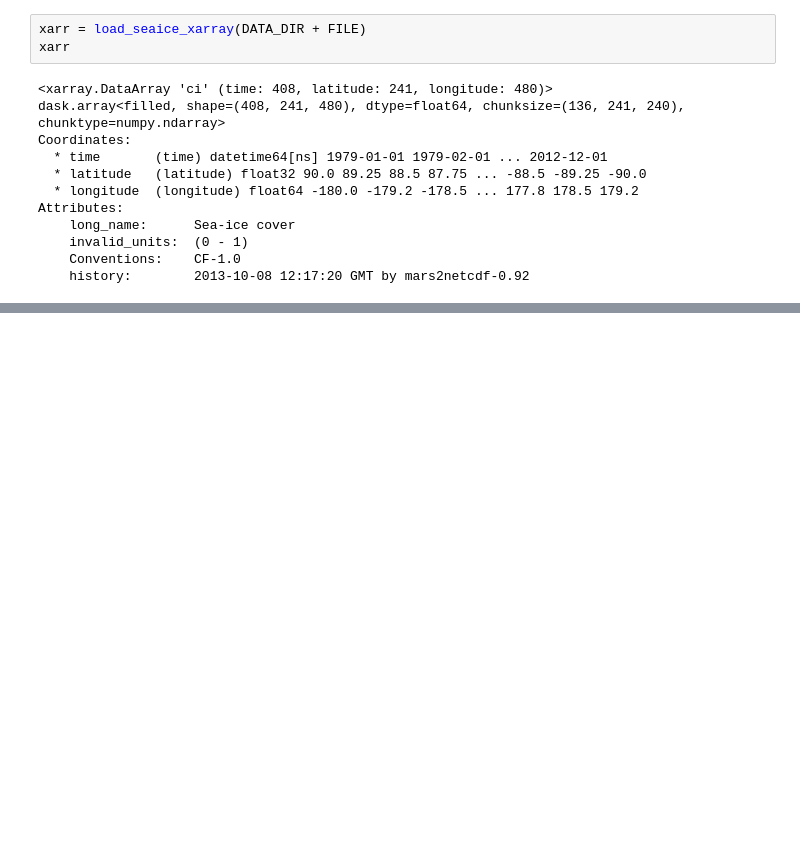
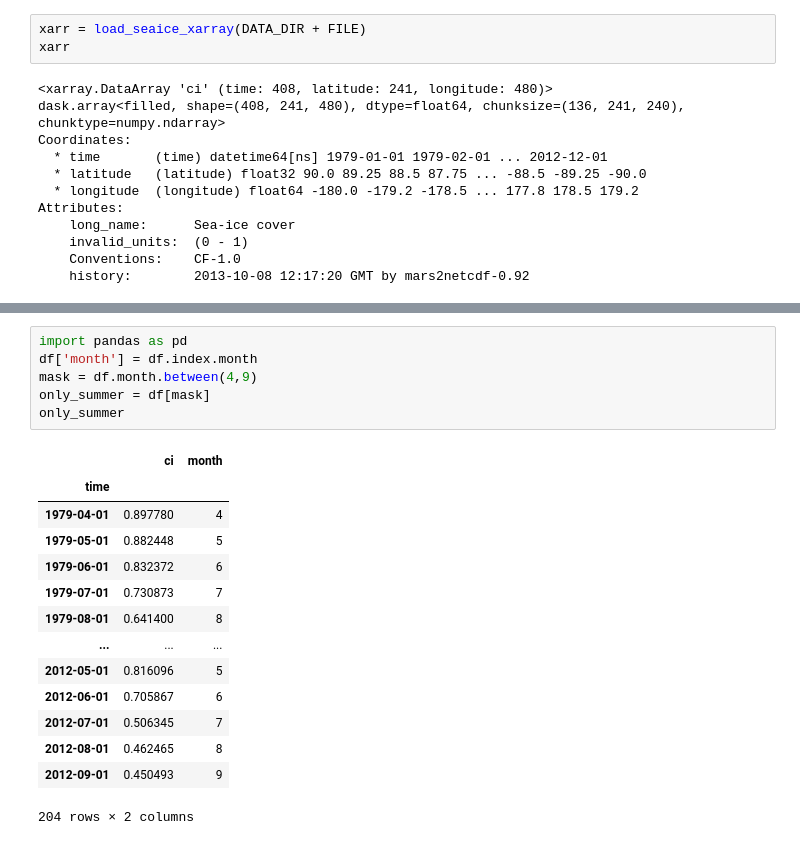
Before and after one commit to NordicESMhub/NEGI-Abisko-2019, a Jupyter notebook: content/training/pyaerocom/example_load_seaice_and_shift_lons.ipynb, the cells around one changed output, grey strips where cells are left out. Drawn from its saved outputs; the diff is of its cells as text; blank space fills up the shorter version.

```diff
--- a/content/training/pyaerocom/example_load_seaice_and_shift_lons.ipynb
+++ b/content/training/pyaerocom/example_load_seaice_and_shift_lons.ipynb
@@ -43,0 +54,21 @@ Attributes:
+# %%
+import pandas as pd
+df['month'] = df.index.month
+mask = df.month.between(4,9)
+only_summer = df[mask]
+only_summer
+# %% [output]
+|  | ci | month |
+| time |  |  |
+| 1979-04-01 | 0.897780 | 4 |
+| 1979-05-01 | 0.882448 | 5 |
+| 1979-06-01 | 0.832372 | 6 |
+| 1979-07-01 | 0.730873 | 7 |
+| 1979-08-01 | 0.641400 | 8 |
+| ... | ... | ... |
+| 2012-05-01 | 0.816096 | 5 |
+| 2012-06-01 | 0.705867 | 6 |
+| 2012-07-01 | 0.506345 | 7 |
+| 2012-08-01 | 0.462465 | 8 |
+| 2012-09-01 | 0.450493 | 9 |
+204 rows × 2 columns
```
Also changed, not shown: parts of 7 cells of this notebook.
